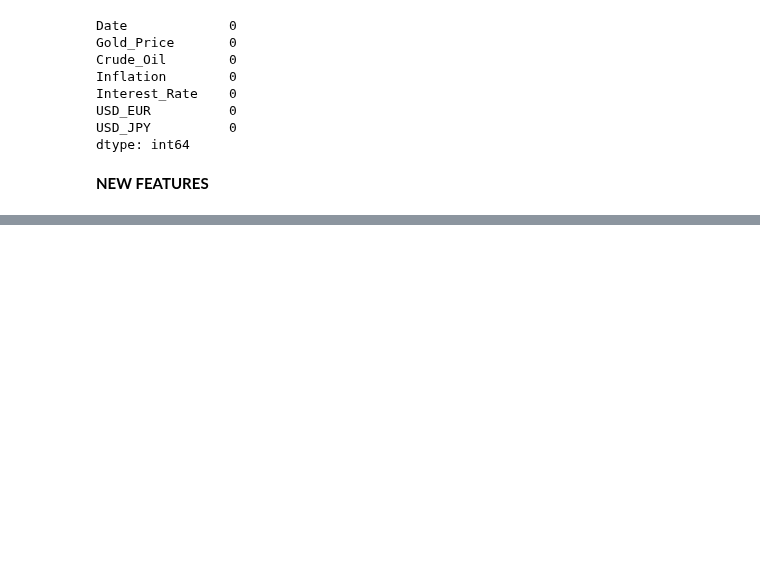
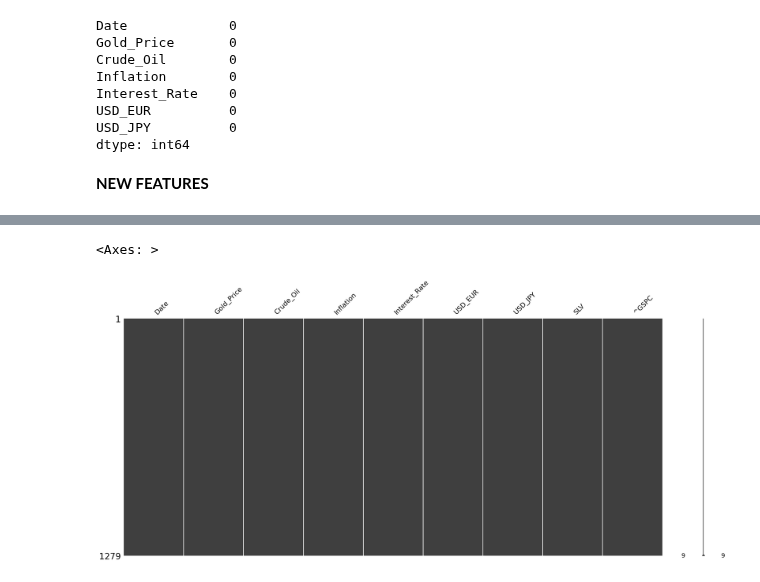
Before and after one commit to sejfovskienes/training_model, a Jupyter notebook: last-1/fetch_data.ipynb, the cells around one changed output, grey strips where cells are left out. Drawn from its saved outputs; the diff is of its cells as text; code cells hidden in the pictures; blank space fills up the shorter version.

Commit message:
new dataset available

```diff
--- a/last-1/fetch_data.ipynb
+++ b/last-1/fetch_data.ipynb
@@ -396,0 +415,5 @@ new_df.to_csv('datasets/extra_dataset.csv', index=False)
+# %%
+merged = pd.merge(silver_df, sp500_df, on='Date', how='inner')
+print(merged.head())
+print(merged.tail())
+print(len(merged))
@@ -396,0 +434,5 @@ new_df.to_csv('datasets/extra_dataset.csv', index=False)
+# %%
+path = 'datasets/gold_data.csv'
+df = pd.read_csv(path, parse_dates=['Date'])
+print(df.head())
+print(len(df))
@@ -396,0 +454,3 @@ new_df.to_csv('datasets/extra_dataset.csv', index=False)
+# %%
+df = df.drop(columns=['Unnamed: 0'])
+df.head()
@@ -396,0 +464,3 @@ new_df.to_csv('datasets/extra_dataset.csv', index=False)
+# %%
+merged2 = pd.merge(df, merged, on='Date', how='inner')
+merged2.head()
@@ -396,0 +474,5 @@ new_df.to_csv('datasets/extra_dataset.csv', index=False)
+# %%
+msno.matrix(merged2)
+# %% [output]
+<Axes: >
+[figure, added]
```
Also changed, not shown: parts of 26 cells of this notebook, 3 other files.
